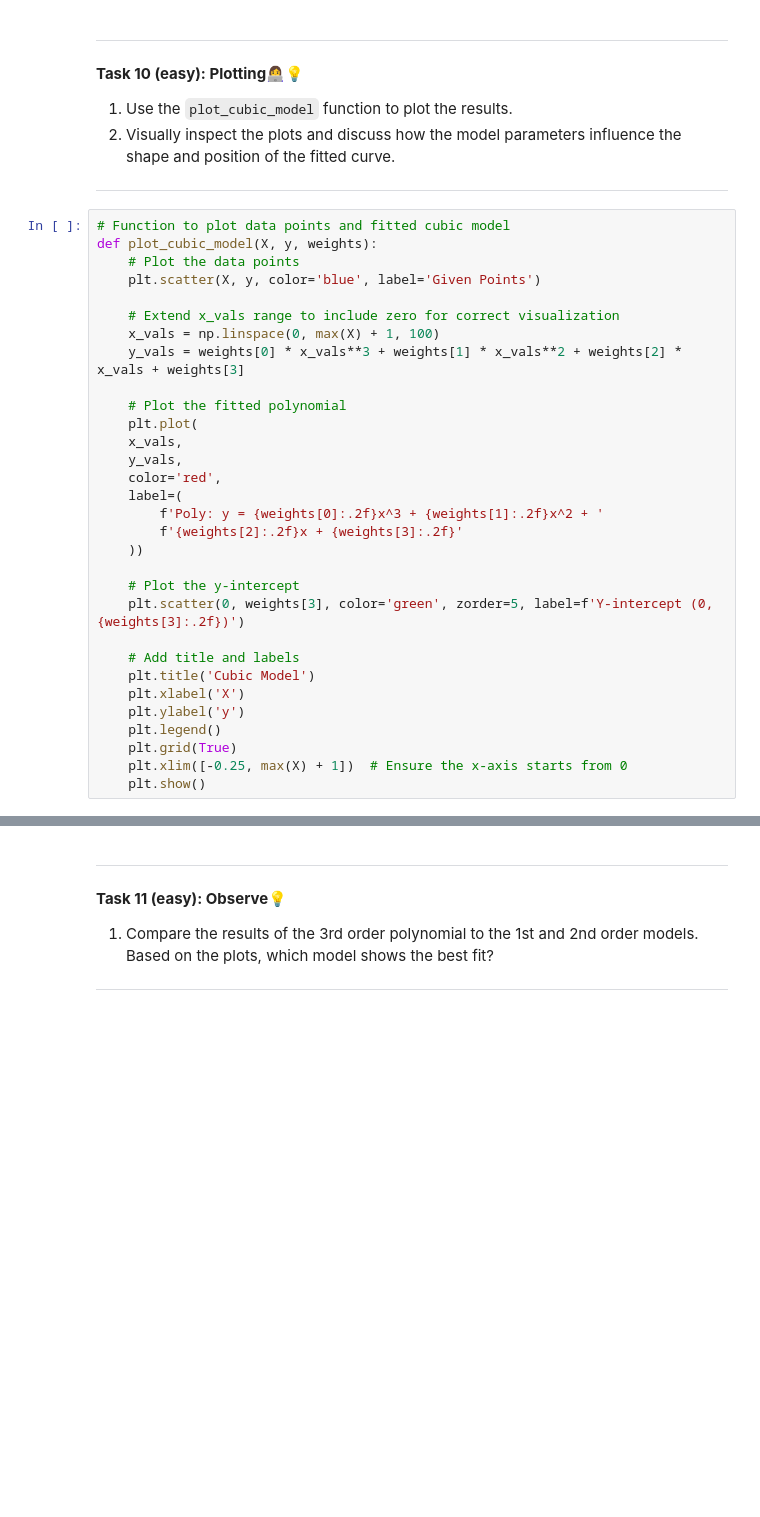
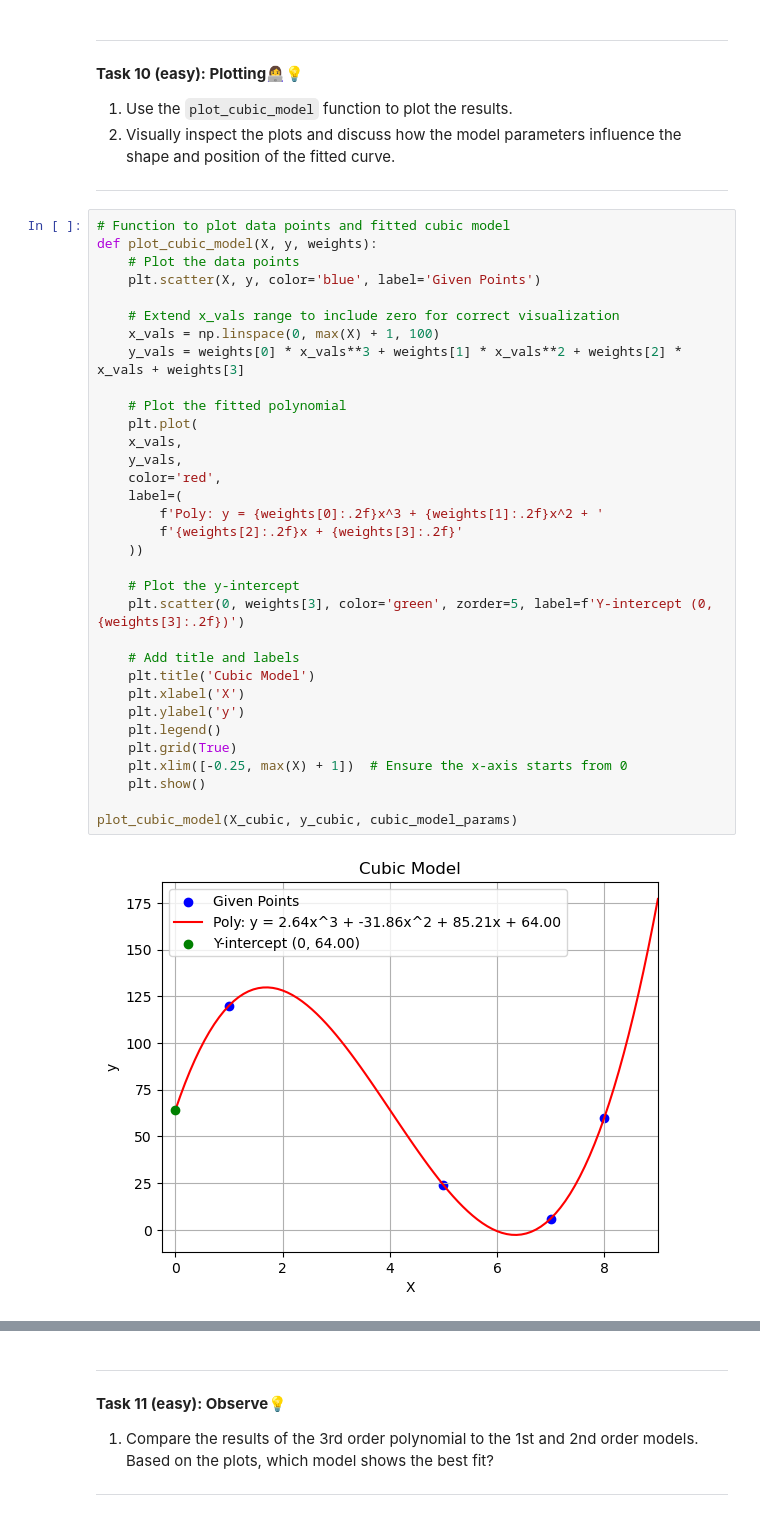
Before and after one commit to Clara-Lyngeraa/IML-Exam, a Jupyter notebook: Question2/b)/01-polynomials.ipynb, the cells around one changed output, grey strips where cells are left out. Saved outputs shown, nothing was run; the diff lists cells and outputs as text; blank space fills up the shorter version.

```diff
--- a/Question2/b)/01-polynomials.ipynb
+++ b/Question2/b)/01-polynomials.ipynb
@@ -300,30 +515,34 @@ cubic_dataset = np.array([[7, 6], [5, 24], [8, 60], [1, 120]])
 # Function to plot data points and fitted cubic model
 def plot_cubic_model(X, y, weights):
     # Plot the data points
     plt.scatter(X, y, color='blue', label='Given Points')
 
     # Extend x_vals range to include zero for correct visualization
     x_vals = np.linspace(0, max(X) + 1, 100)
     y_vals = weights[0] * x_vals**3 + weights[1] * x_vals**2 + weights[2] * x_vals + weights[3]
 
     # Plot the fitted polynomial
     plt.plot(
     x_vals,
     y_vals,
     color='red',
     label=(
         f'Poly: y = {weights[0]:.2f}x^3 + {weights[1]:.2f}x^2 + '
         f'{weights[2]:.2f}x + {weights[3]:.2f}'
     ))
 
     # Plot the y-intercept
     plt.scatter(0, weights[3], color='green', zorder=5, label=f'Y-intercept (0, {weights[3]:.2f})')
 
     # Add title and labels
     plt.title('Cubic Model')
     plt.xlabel('X')
     plt.ylabel('y')
     plt.legend()
     plt.grid(True)
     plt.xlim([-0.25, max(X) + 1])  # Ensure the x-axis starts from 0
     plt.show()
+
+plot_cubic_model(X_cubic, y_cubic, cubic_model_params)
+# %% [output]
+[figure, added]
```
Also changed, not shown: parts of 15 cells of this notebook.
